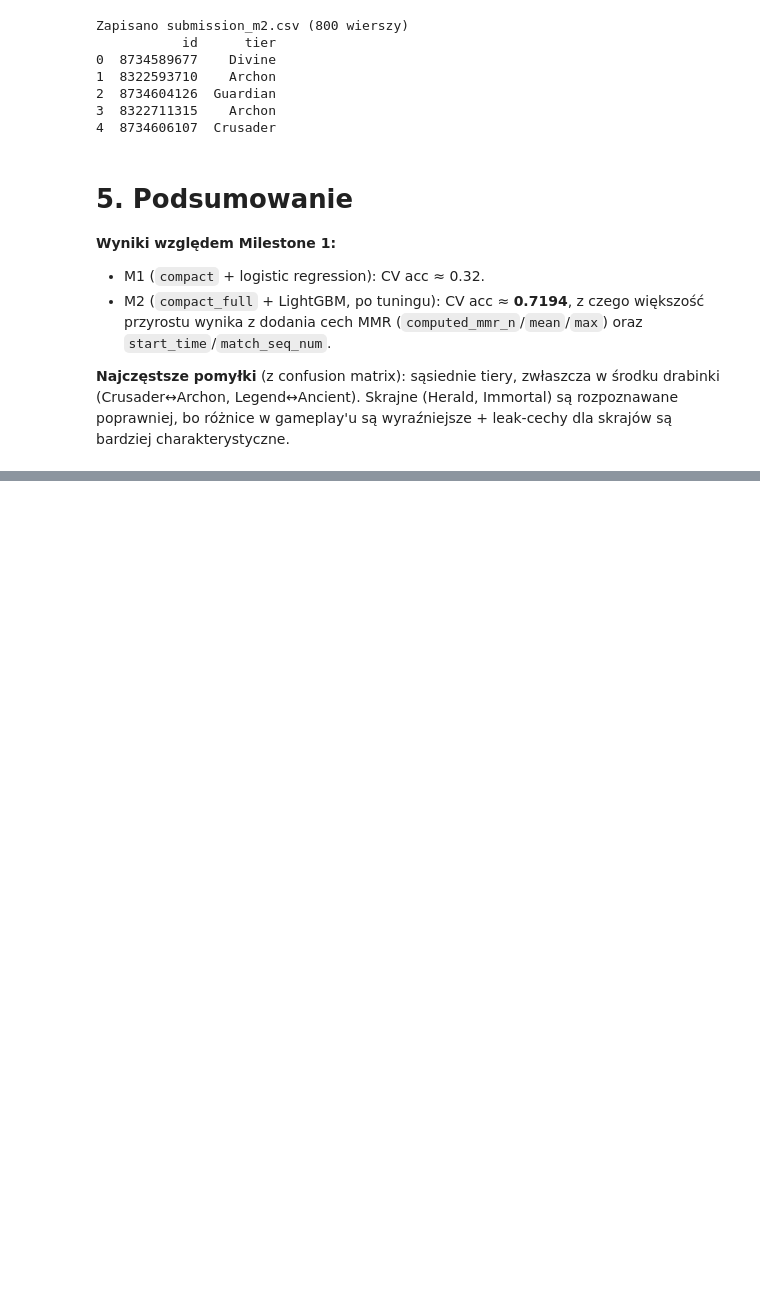
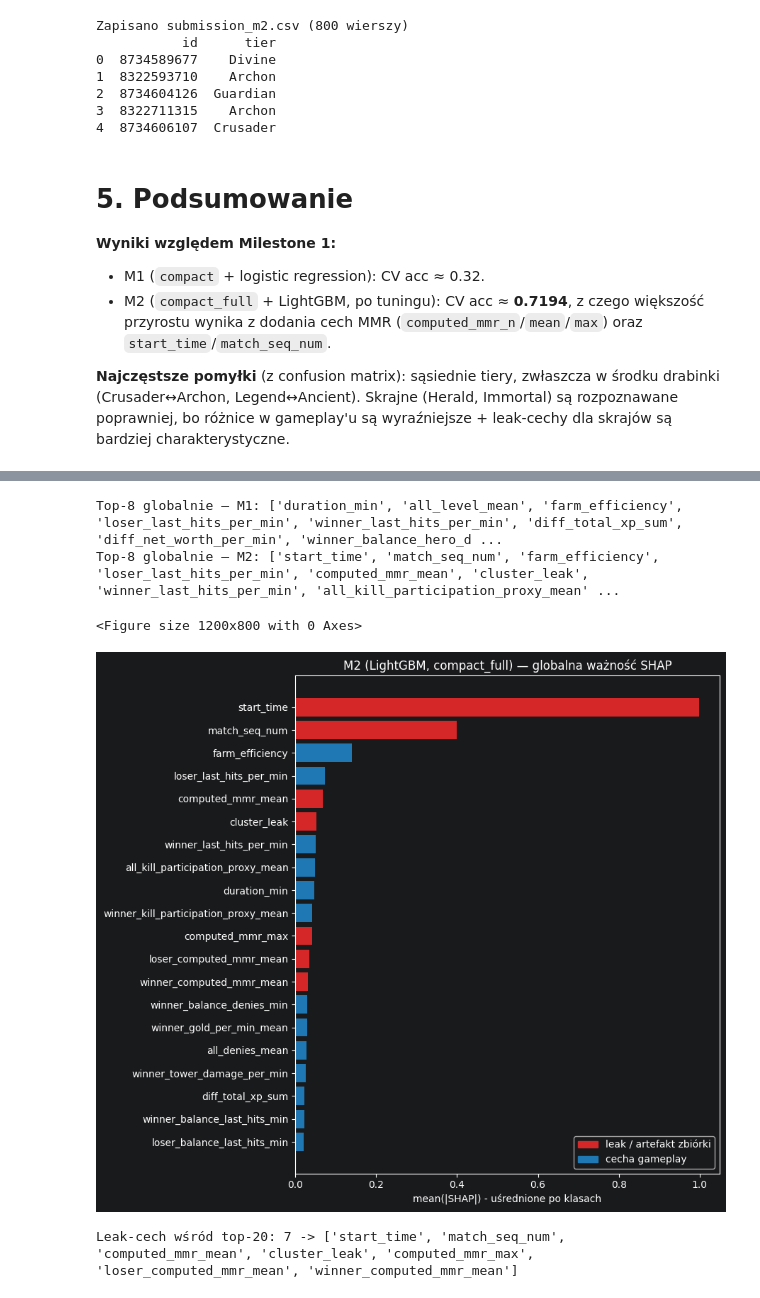
Before and after one commit to dmarek03/SwSI, a Jupyter notebook: project_files/dota_rank_classifier.ipynb, the cells around one changed output, grey strips where cells are left out. Drawn from its saved outputs; the diff is of its cells as text; code cells hidden in the pictures; blank space fills up the shorter version.

```diff
--- a/project_files/dota_rank_classifier.ipynb
+++ b/project_files/dota_rank_classifier.ipynb
@@ -1426,8 +1544,6 @@ Best params: {'learning_rate': 0.10669140134169063, 'subsample': 0.8059507029769
 # %%
 best_lgbm_optuna = lgb.LGBMClassifier(
-    **study_lgbm.best_params,
-    max_depth=5,
-    colsample_bytree=1.0,
+    **study_lgbm_refined.best_params,
     objective="multiclass",
     verbosity=-1,
     n_jobs=-1,
@@ -1664,0 +1899,38 @@ charakterystyczne.
+# %%
+expl_m2 = shap.TreeExplainer(model_m2)(X_m2_expl)
+
+bg_m1 = shap.utils.sample(X_m1_proc.loc[sample_idx], 200, random_state=RANDOM_STATE)
+expl_m1 = shap.LinearExplainer(clf1, bg_m1)(X_m1_proc.loc[sample_idx])
+expl_m1.data = X_m1_expl.values
+
+
+def global_importance(expl, columns):
+    imp = np.abs(expl.values).mean(axis=(0, 2))
+    return pd.Series(imp, index=columns).sort_values(ascending=False)
+
+
+gi_m1 = global_importance(expl_m1, X_m1.columns)
+gi_m2 = global_importance(expl_m2, X_m2.columns)
+print("Top-8 globalnie — M1:", list(gi_m1.head(8).index))
+print("Top-8 globalnie — M2:", list(gi_m2.head(8).index))
+# %% [output]
+Top-8 globalnie — M1: ['duration_min', 'all_level_mean', 'farm_efficiency', 'loser_last_hits_per_min', 'winner_last_hits_per_min', 'diff_total_xp_sum', 'diff_net_worth_per_min', 'winner_balance_hero_d ...
+Top-8 globalnie — M2: ['start_time', 'match_seq_num', 'farm_efficiency', 'loser_last_hits_per_min', 'computed_mmr_mean', 'cluster_leak', 'winner_last_hits_per_min', 'all_kill_participation_proxy_mean' ...
+# %%
+plot_importance_bar(
+    gi_m2, "M2 (LightGBM, compact_full) — globalna ważność SHAP",
+    "mean(|SHAP|) - uśrednione po klasach", top_n=20,
+)
+
+
+shap.summary_plot(
+    [expl_m2.values[:, :, k] for k in range(len(CLASSES))],
+    X_m2_expl, class_names=CLASSES, max_display=15, show=False,
+)
+plt.title("M2 - wkład cech per ranga (SHAP summary)")
+plt.tight_layout()
+plt.show()
+# %% [output]
+<Figure size 1200x800 with 0 Axes>
+[figure, added]
+Leak-cech wśród top-20: 7 -> ['start_time', 'match_seq_num', 'computed_mmr_mean', 'cluster_leak', 'computed_mmr_max', 'loser_computed_mmr_mean', 'winner_computed_mmr_mean']
```
Also changed, not shown: parts of 29 cells of this notebook.
